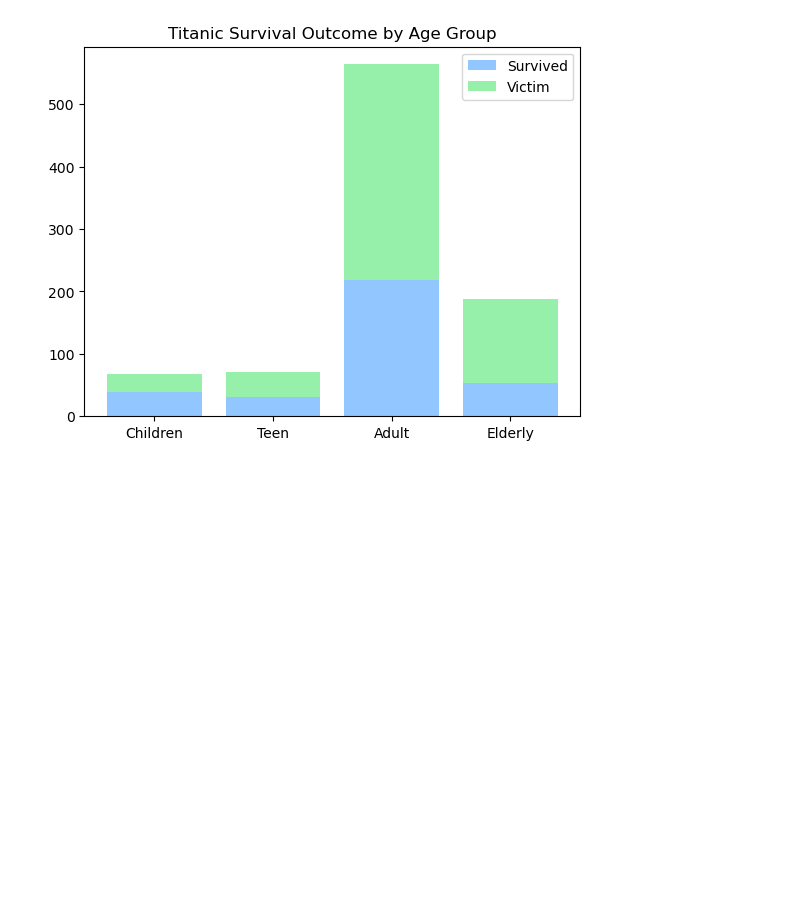
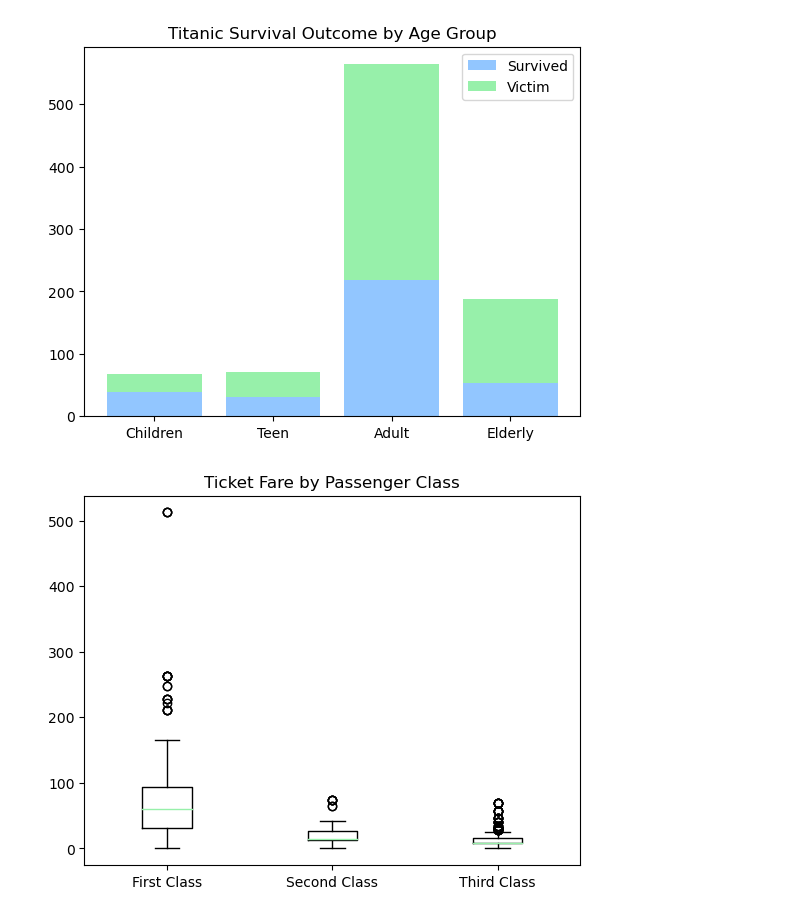
Before and after one commit to altheaxcvii/GA-Labs, a Jupyter notebook: Lab 1.2 Titanic Pandas/titanic_lab.ipynb, the cells around one changed output. Saved outputs shown, nothing was run; the diff lists cells and outputs as text; code cells hidden in the pictures; blank space fills up the shorter version.

```diff
--- a/Lab 1.2 Titanic Pandas/titanic_lab.ipynb
+++ b/Lab 1.2 Titanic Pandas/titanic_lab.ipynb
@@ -329,3 +329,16 @@ plt.title('Titanic Survival Outcome by Age Group')
 # %% [output]
 Text(0.5, 1.0, 'Titanic Survival Outcome by Age Group')
 [figure]
+# %%
+fc_fare = titanic[titanic['Pclass'] == 1]['Fare']
+sc_fare = titanic[titanic['Pclass'] == 2]['Fare']
+tc_fare = titanic[titanic['Pclass'] == 3]['Fare']
+fare_col = [fc_fare, sc_fare, tc_fare]
+# %%
+fig, ax = plt.subplots()
+ax.boxplot(fare_col)
+plt.xticks([1, 2, 3], ['First Class', 'Second Class', 'Third Class'])
+plt.title('Ticket Fare by Passenger Class')
+plt.show()
+# %% [output]
+[figure, added]
```
